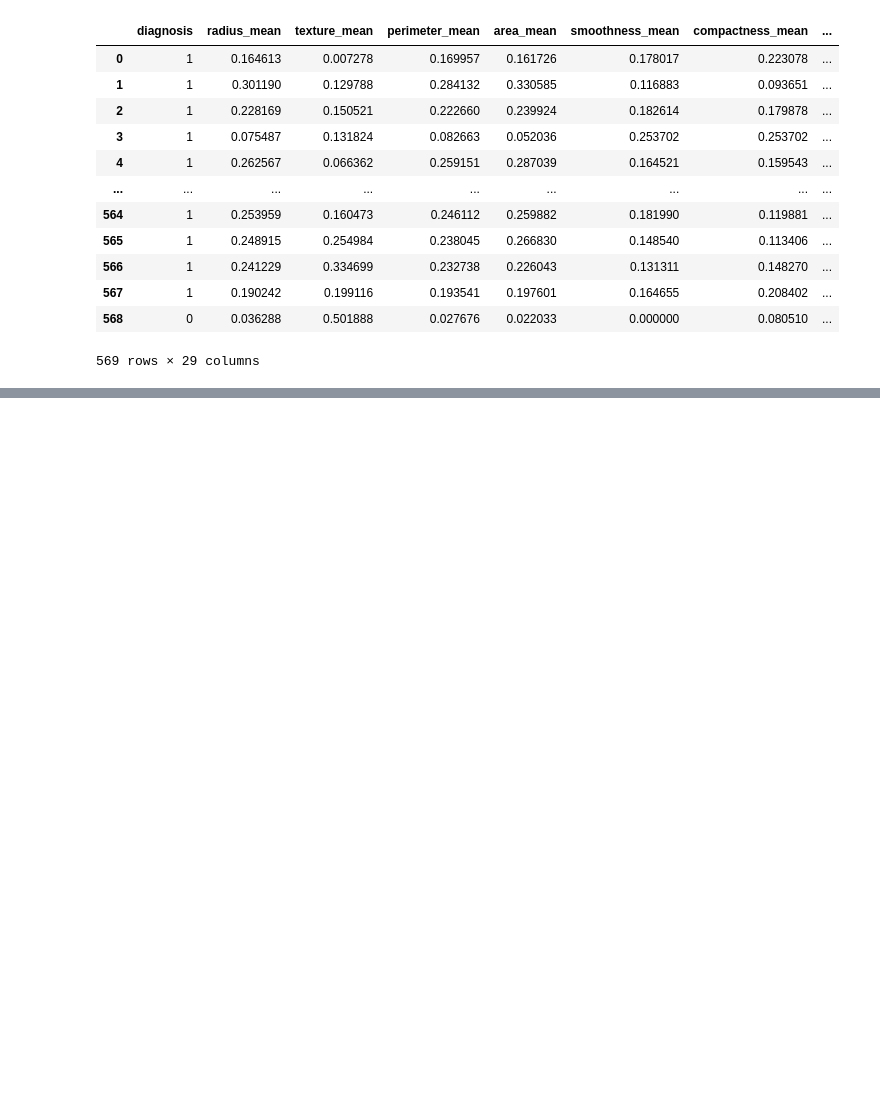
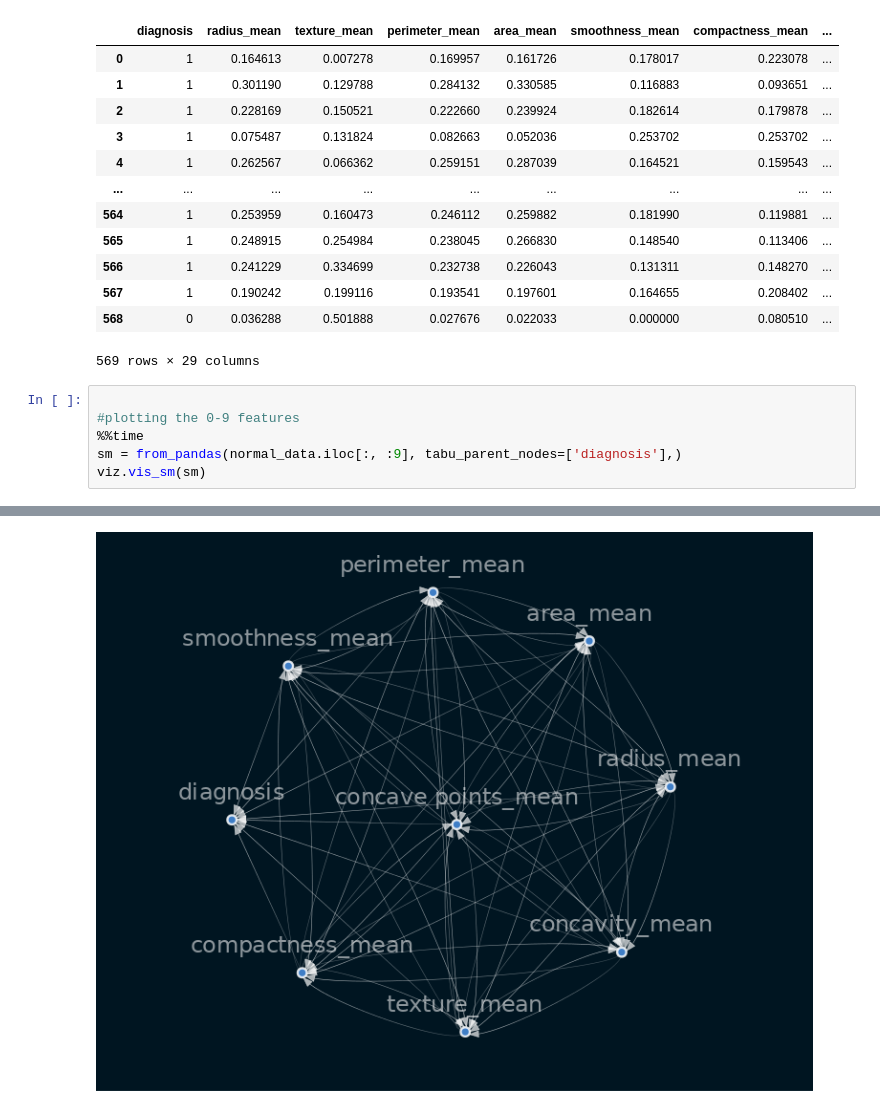
Before and after one commit to dagmawiii03/causal-inference, a Jupyter notebook: notebooks/causal_learning.ipynb, the cells around one changed output, grey strips where cells are left out. Saved outputs shown, nothing was run; the diff lists cells and outputs as text; blank space fills up the shorter version.

Commit message:
plotting the 0-9 features

```diff
--- a/notebooks/causal_learning.ipynb
+++ b/notebooks/causal_learning.ipynb
@@ -111,3 +111,10 @@ normal_data
 | 567 | 1 | 0.190242 | 0.199116 | 0.193541 | 0.197601 | 0.164655 | 0.208402 | ... |
 | 568 | 0 | 0.036288 | 0.501888 | 0.027676 | 0.022033 | 0.000000 | 0.080510 | ... |
 569 rows × 29 columns
+# %%
+
+#plotting the 0-9 features
+%%time
+sm = from_pandas(normal_data.iloc[:, :9], tabu_parent_nodes=['diagnosis'],)
+viz.vis_sm(sm)
+# %% [output]
@@ -113,0 +133 @@ normal_data
+[figure, added]
```
Also changed, not shown: parts of 1 cell of this notebook.
